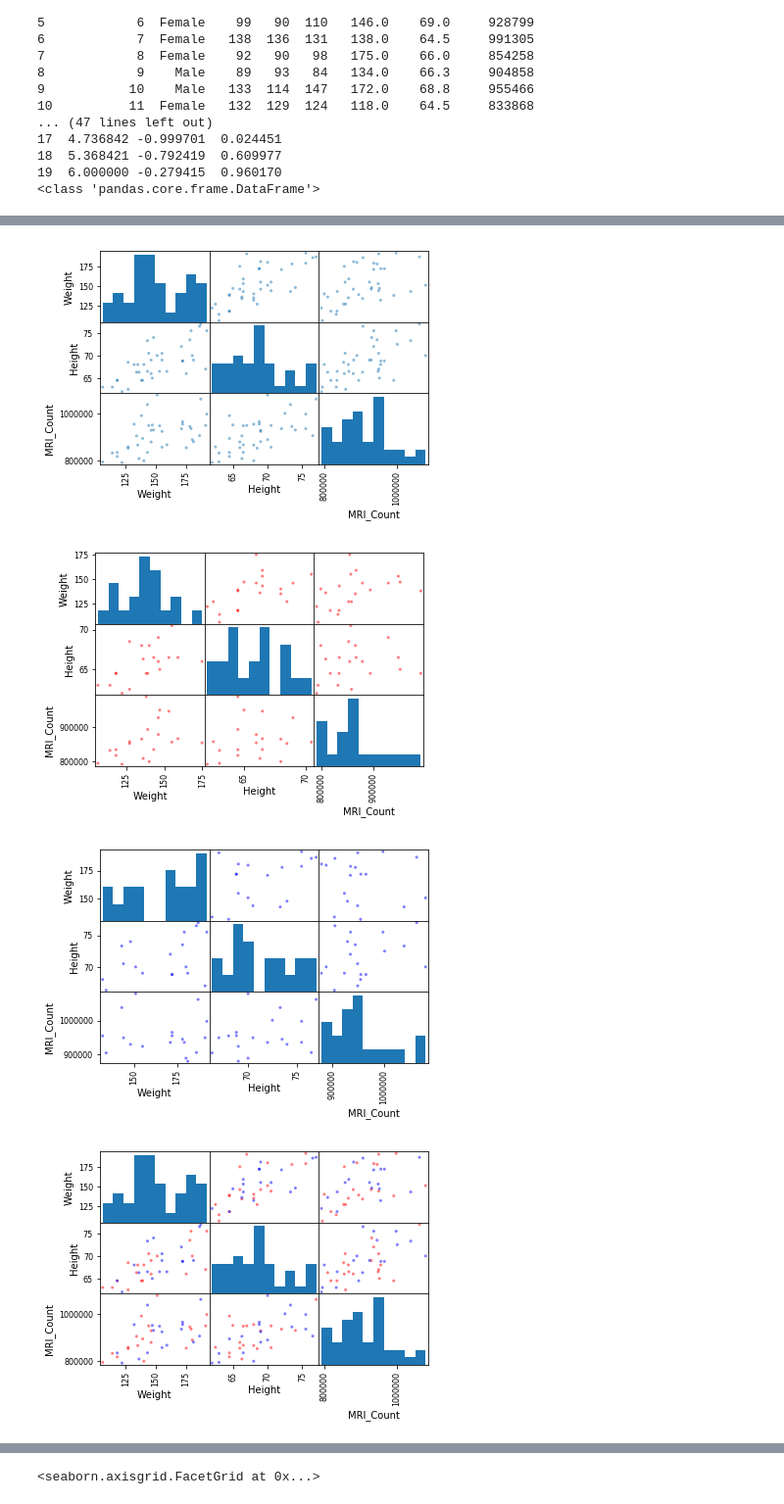
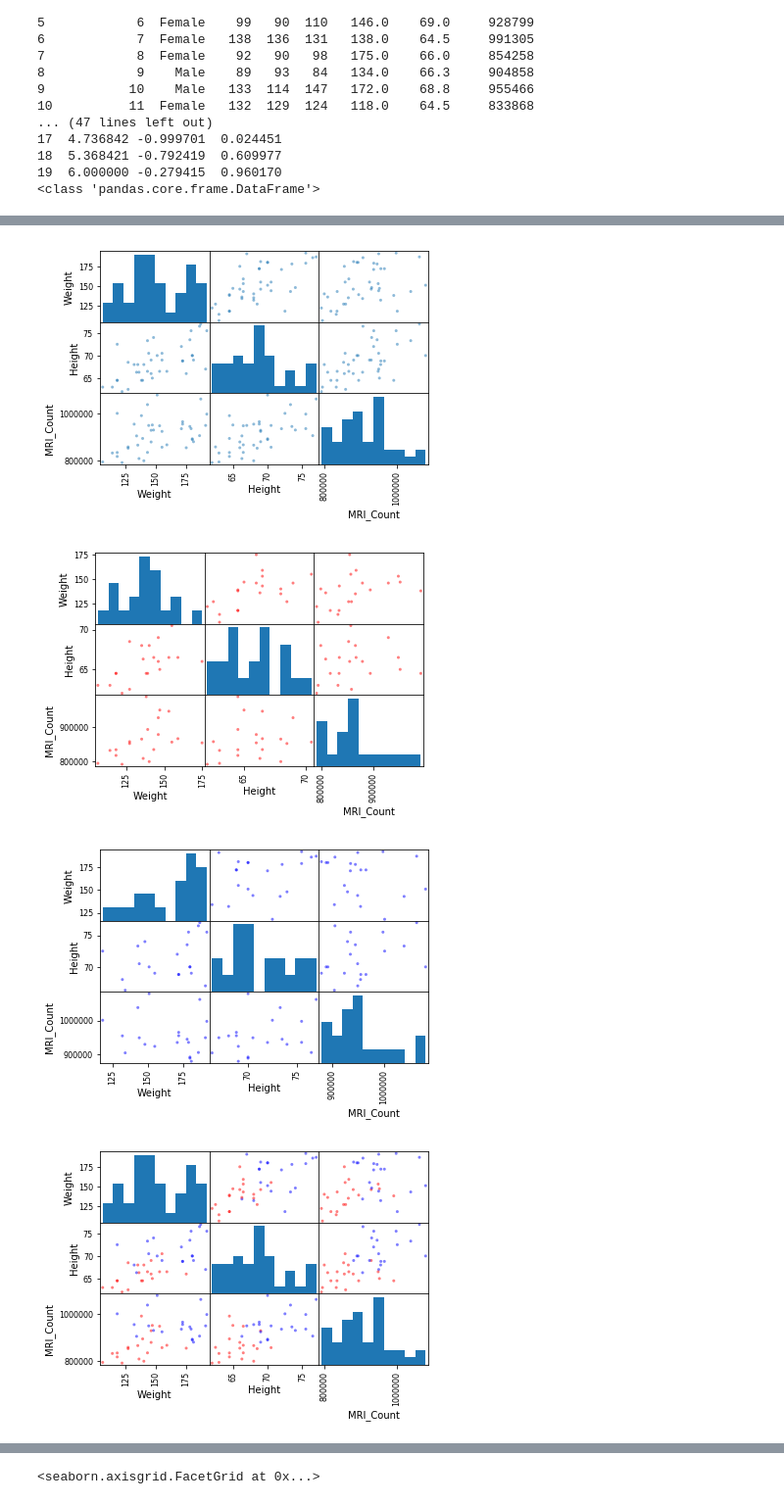
Before and after one commit to polilog/PythonLabs, a Jupyter notebook: lab4.ipynb, the cells around one changed output, grey strips where cells are left out. Shown at 98% size. Drawn from its saved outputs; the diff is of its cells as text; code cells hidden in the pictures.

```diff
--- a/lab4.ipynb
+++ b/lab4.ipynb
@@ -73,30 +77,32 @@ Male 954855.4
 # %%
 #task 3
 from pandas import plotting
+data['Height'].fillna(method='pad', inplace=True)
+data['Weight'].fillna(method='pad', inplace=True)
 plotting.scatter_matrix(data[['Weight', 'Height', 'MRI_Count']])
 
 groupby_gender = data.groupby('Gender')
 colors = {'Female' : 'r', 'Male' : 'b'}
 for gender, value in groupby_gender:
     plotting.scatter_matrix(value[['Weight', 'Height', 'MRI_Count']], color=colors[gender])
 
 color_points = data['Gender'].map(lambda x: colors[x])
 plotting.scatter_matrix(data[['Weight', 'Height', 'MRI_Count']], color=color_points)
 # %% [output]
 array([[<matplotlib.axes._subplots.AxesSubplot object at 0x...>,
         <matplotlib.axes._subplots.AxesSubplot object at 0x...>,
         <matplotlib.axes._subplots.AxesSubplot object at 0x...>],
        [<matplotlib.axes._subplots.AxesSubplot object at 0x...>,
         <matplotlib.axes._subplots.AxesSubplot object at 0x...>,
         <matplotlib.axes._subplots.AxesSubplot object at 0x...>],
        [<matplotlib.axes._subplots.AxesSubplot object at 0x...>,
         <matplotlib.axes._subplots.AxesSubplot object at 0x...>,
         <matplotlib.axes._subplots.AxesSubplot object at 0x...>]],
       dtype=object)
-[figure, old version]
+[figure, new version]
 [figure]
-[figure, old version]
+[figure, new version]
-[figure, old version]
+[figure, new version]
 # %%
 #task 4
 from scipy import stats
```
Also changed, not shown: parts of 3 cells of this notebook, 1 other file.
